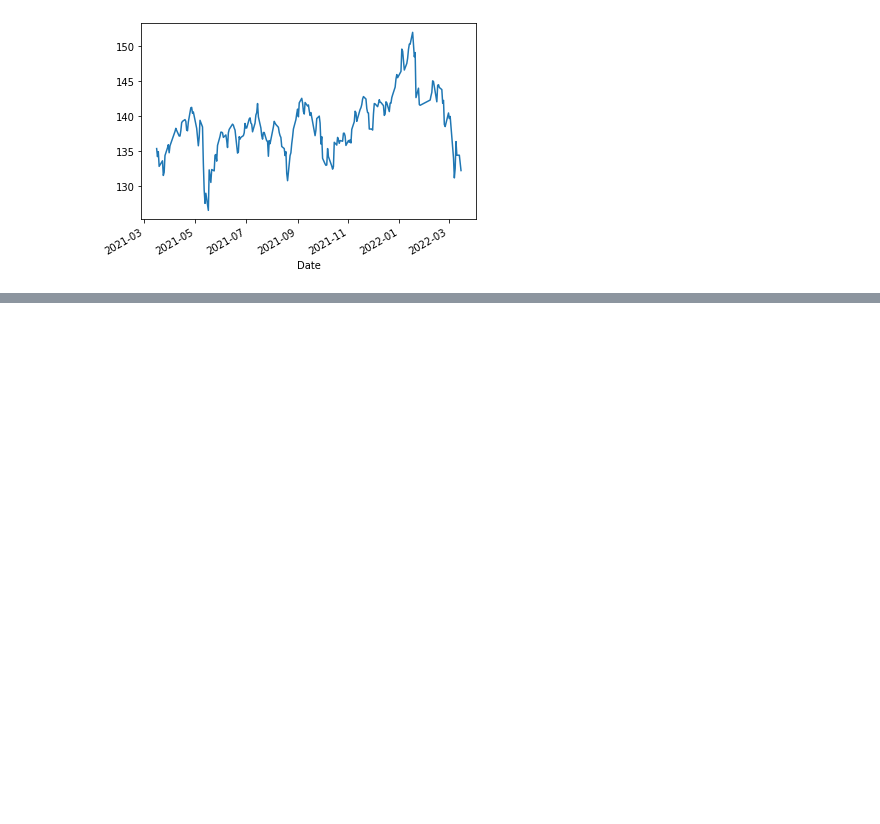
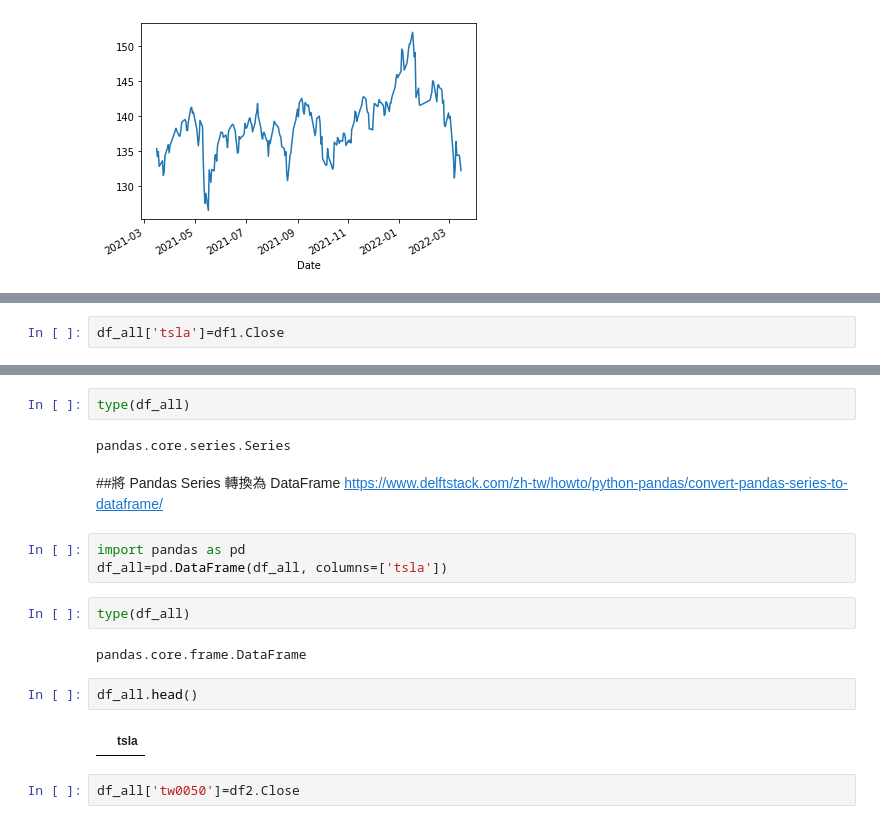
Before and after one commit to tewei0328/teach-visulization, a Jupyter notebook: viz1_datareader_yfinance.ipynb, the cells around one changed output, grey strips where cells are left out. Drawn from its saved outputs; the diff is of its cells as text; blank space fills up the shorter version.

```diff
--- a/viz1_datareader_yfinance.ipynb
+++ b/viz1_datareader_yfinance.ipynb
@@ -57,0 +72,2 @@ df2.Close.plot()
+# %%
+df_all['tsla']=df1.Close
@@ -57,0 +82,20 @@ df2.Close.plot()
+# %%
+type(df_all)
+# %% [output]
+pandas.core.series.Series
+# %% [markdown]
+##將 Pandas Series 轉換為 DataFrame
+https://www.delftstack.com/zh-tw/howto/python-pandas/convert-pandas-series-to-dataframe/
+# %%
+import pandas as pd
+df_all=pd.DataFrame(df_all, columns=['tsla'])
+# %%
+type(df_all)
+# %% [output]
+pandas.core.frame.DataFrame
+# %%
+df_all.head()
+# %% [output]
+|  | tsla |
+# %%
+df_all['tw0050']=df2.Close
```
Also changed, not shown: parts of 4 cells of this notebook.
